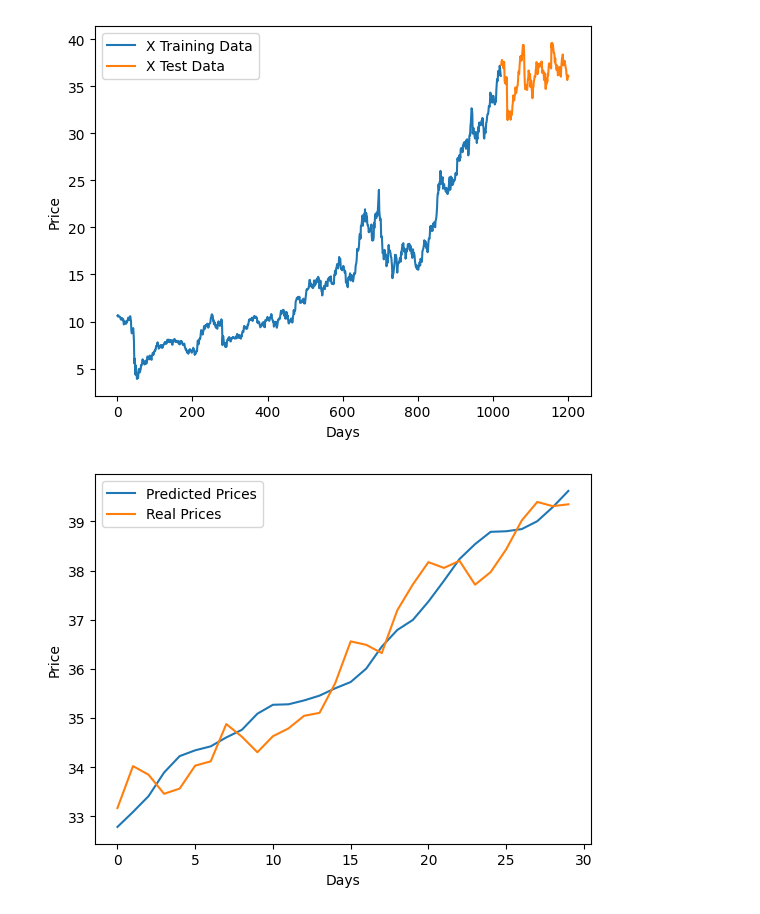
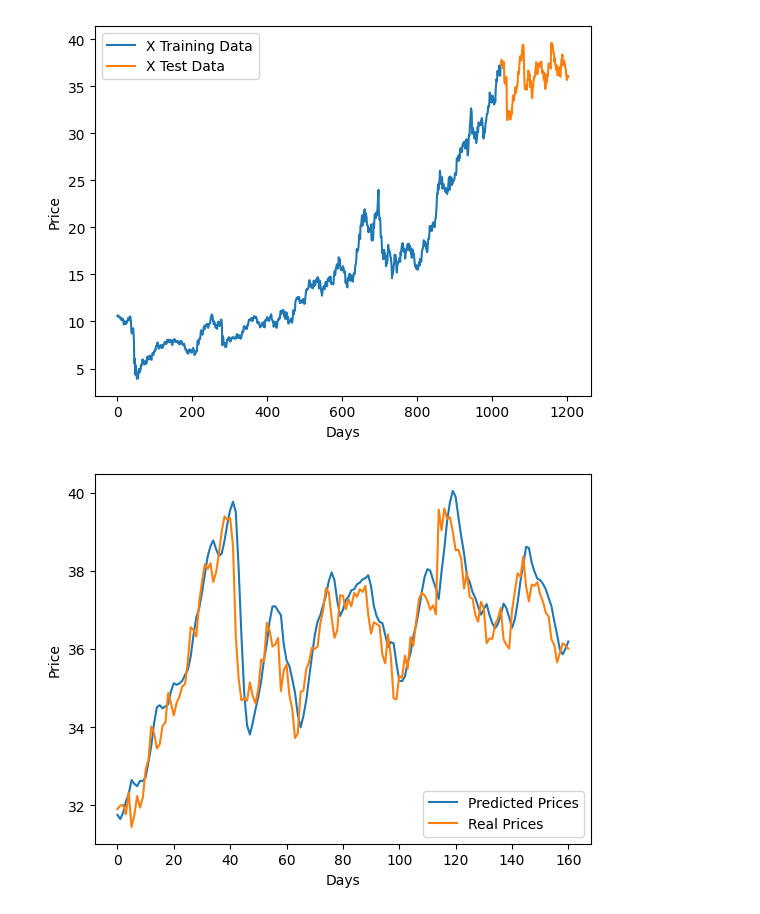
Before and after one commit to tmnds/tech_challenge_4, a Jupyter notebook: training_model/training_model.ipynb, the cells around one changed output. Saved outputs shown, nothing was run; the diff lists cells and outputs as text; code cells hidden in the pictures.

```diff
--- a/training_model/training_model.ipynb
+++ b/training_model/training_model.ipynb
@@ -1,19 +1,19 @@
 # %%
 train_ratio = 0.85
-n_epochs = 150
+n_epochs = 100
 horizon_pred = 1
 
 # Based on handsome-fowl-455, exp_id = 568627020038917680, run_id = 5f37223d6e9b47018cadd5978d06ec9b, tag = {group:bests},
 params = {
-    'seq_length' : [30],
-    'batch_size' : [30],
-    'units1' : [100],
+    'seq_length' : [20],
+    'batch_size' : [10],
+    'units1' : [130],
     'activation1' : ['relu'],
     'kernel_reg_factor1' : [0.001],
-    'dropout_layer1' : [0.1],
-    'dense_mid_size' : [30],
+    'dropout_layer1' : [0.05],
+    'dense_mid_size' : [80],
     'activation_out' : ['relu'],
-    'optim' : ['adam'],
+    'optim' : ['nadam'],
     'company_inputs' : [['PETR4.SA']],
 }
 
@@ -126,0 +130,16 @@ Epoch 150/150
+# %%
+import numpy as np
+
+# def make_predictions(generator, scaled_X):
+y_pred = []
+y_valid = []
+for k in range(len(generator_test)):
+    print(k)
+    X_scaled_temp, y_scaled_temp = generator_test[k]
+    X_scaled_temp = X_scaled_temp.reshape(len(X_scaled_temp),seq_length)
+    y_pred_scaled = model.predict(X_scaled_temp)
+    y_pred.append(scaler.inverse_transform(y_pred_scaled.reshape(-1,1)))
+    y_valid.append(scaler.inverse_transform(y_scaled_temp.reshape(-1,1)))
+
+y_pred = np.concatenate(y_pred, axis=0 )
+y_valid = np.concatenate(y_valid, axis=0 )
@@ -127,15 +164,9 @@ Epoch 150/150
 # %%
 from sklearn.metrics import root_mean_squared_error, r2_score
 
-X_gen_train, y_gen_train = generator_train[0]
-X_gen_test, y_gen_test = generator_test[0]
-y_pred_scaled = model.predict(X_gen_test)
-y_pred = scalery.inverse_transform(y_pred_scaled.reshape(-1,1))
-y_test = scalery.inverse_transform(y_gen_test.reshape(-1,1))
-
 # Calculate RMSE and R² score
-rmse = root_mean_squared_error(y_test, y_pred)
-r2 = r2_score(y_test, y_pred)
+rmse = root_mean_squared_error(y_valid, y_pred)
+r2 = r2_score(y_valid, y_pred)
 
 # training_loss = np.array(model.losses).item()
 training_loss = hist.history['loss']
@@ -164,15 +193,15 @@ plt.show()
 # %%
 import matplotlib.pyplot as plt
 
 # Plot the predicted prices\n"
 plt.plot(y_pred, label="Predicted Prices")
-plt.plot(y_test, label="Real Prices")
+plt.plot(y_valid, label="Real Prices")
 plt.xlabel("Days")
 plt.ylabel("Price")
 plt.legend()
 plt.show()
 # %% [output]
-[figure, old version]
+[figure, new version]
 # %%
 import mlflow
 import mlflow.tensorflow
```
Also changed, not shown: parts of 8 cells of this notebook, 44 other files.
